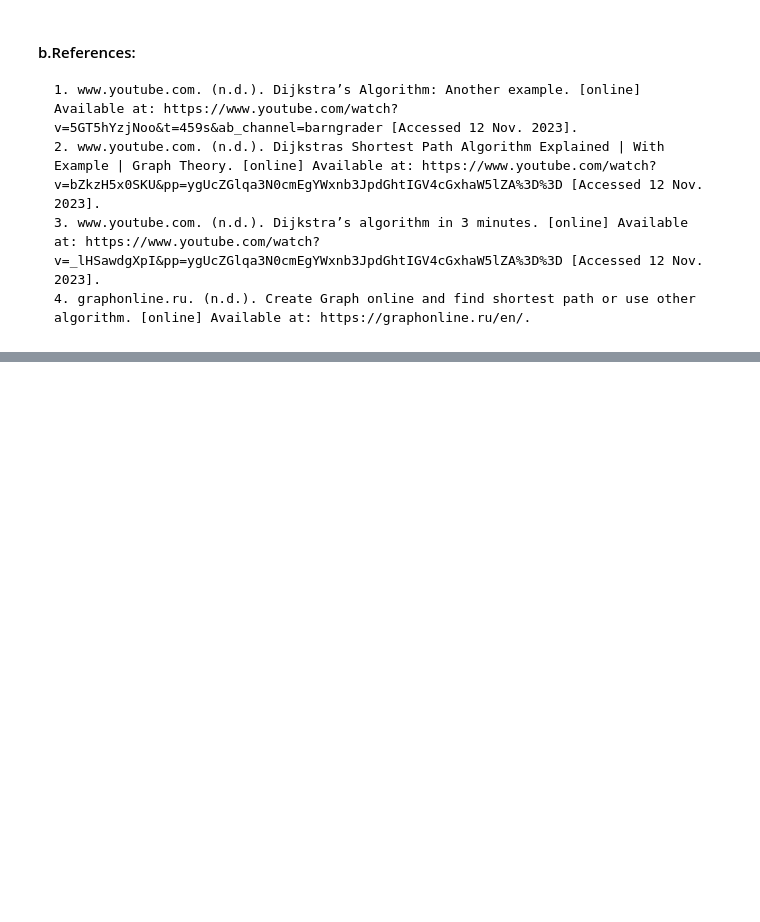
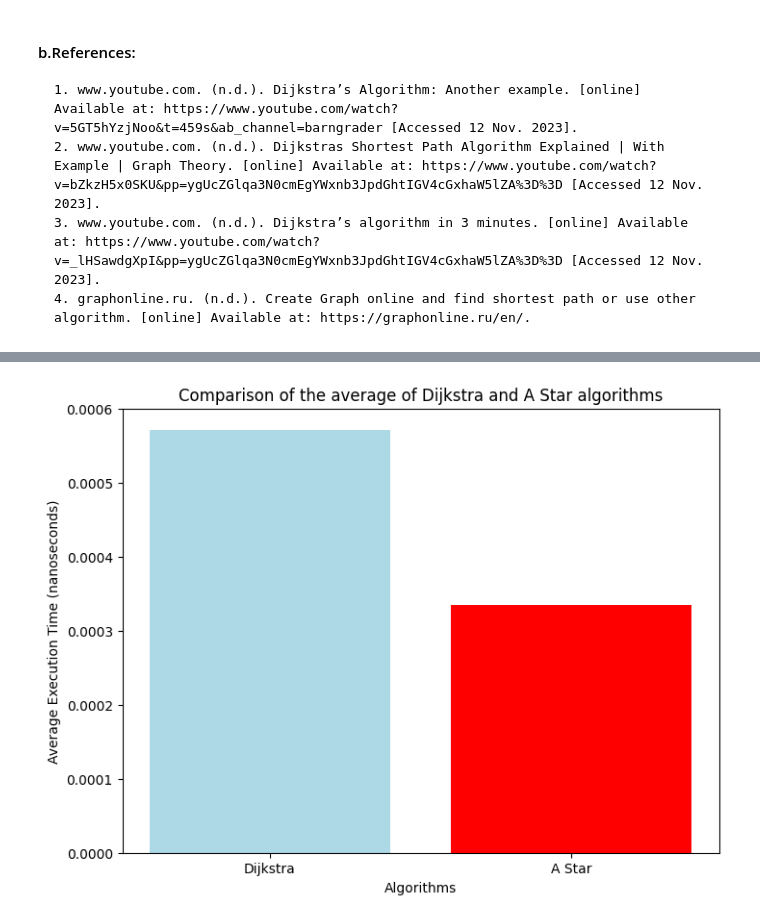
Before and after one commit to gabriel-antoniolli/Search-Algorithms-CA, a Jupyter notebook: GabrielAntoniolli_AI_CA2.ipynb, the cells around one changed output, grey strips where cells are left out. Saved outputs shown, nothing was run; the diff lists cells and outputs as text; code cells hidden in the pictures; blank space fills up the shorter version.

Commit message:
Execution time comparison
explained the my method for the comparison of execution times and also ploted a graph for better visualisation of the averages

```diff
--- a/GabrielAntoniolli_AI_CA2.ipynb
+++ b/GabrielAntoniolli_AI_CA2.ipynb
@@ -281,0 +292,38 @@ print(result)
+# %%
+
+import matplotlib.pyplot as plt
+import pandas as pd
+
+# List of execution time for both algorithm, there is 10 elements each
+dijkstra = [0.000507,0.000901,0.000459,0.000468,0.000607,0.000739,0.000657,0.000429,0.000592,0.000357]
+astar = [0.000388,0.000258,0.000322,0.000292,0.000280,0.000377,0.000426,0.000380,0.000285,0.000342]
+
+# creating the data frame
+df = pd.DataFrame({
+    'dijkstra' : dijkstra,
+    'astar' : astar
+})
+
+# Calculate the average execution times
+avg_dijkstra = df['dijkstra'].mean()
+avg_astar = df['astar'].mean()
+
+# Create a new DataFrame for the averages
+avg_df = pd.DataFrame({
+    'Algorithm': ['Dijkstra', 'A Star'],
+    'Average Execution Time': [avg_dijkstra, avg_astar]
+})
+
+# Plot the data as a bar chart
+plt.figure(figsize=(8, 6))
+plt.bar(avg_df['Algorithm'], avg_df['Average Execution Time'], color=['lightblue', 'red'])
+
+# Set labels and title
+plt.xlabel('Algorithms')
+plt.ylabel('Average Execution Time (nanoseconds)')
+plt.title('Comparison of the average of Dijkstra and A Star algorithms')
+
+# Show the plot
+plt.show()
+# %% [output]
+[figure, added]
```
Also changed, not shown: parts of 5 cells of this notebook.
